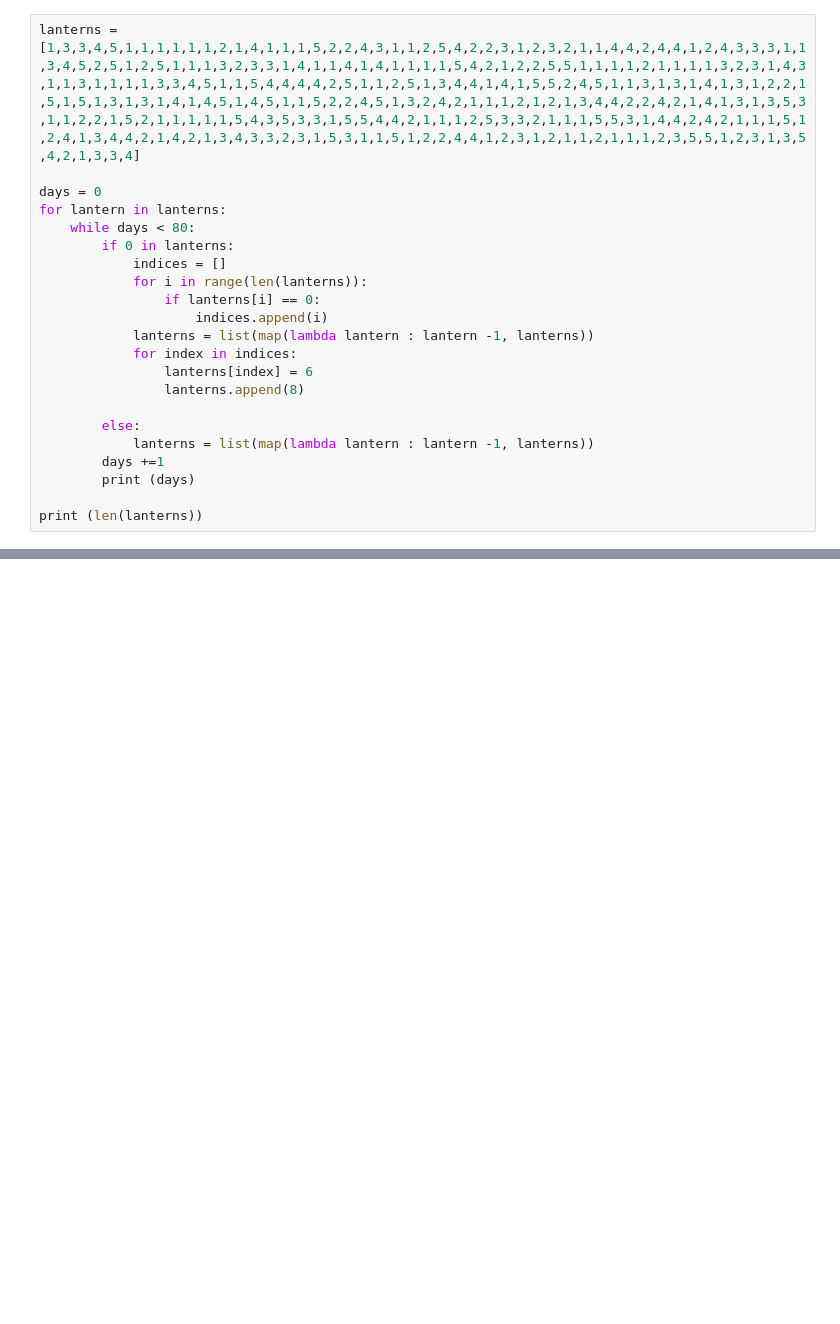
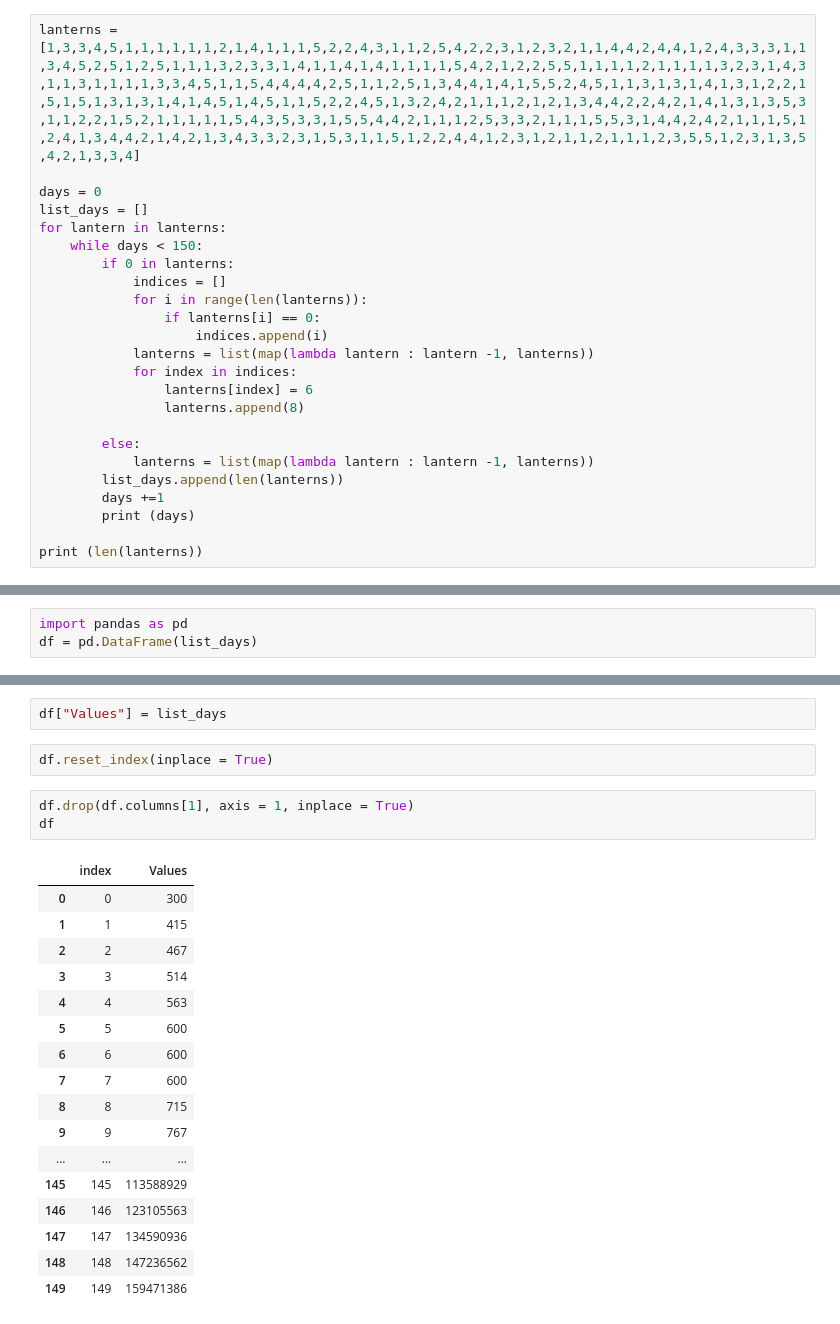
Before and after one commit to juliannehiew/Project-2, a Jupyter notebook: Project 2 With Value tracking.ipynb, the cells around one changed output, grey strips where cells are left out. Drawn from its saved outputs; the diff is of its cells as text; blank space fills up the shorter version.

```diff
--- a/Project 2 With Value tracking.ipynb
+++ b/Project 2 With Value tracking.ipynb
@@ -2,8 +2,9 @@
 lanterns = [1,3,3,4,5,1,1,1,1,1,1,2,1,4,1,1,1,5,2,2,4,3,1,1,2,5,4,2,2,3,1,2,3,2,1,1,4,4,2,4,4,1,2,4,3,3,3,1,1,3,4,5,2,5,1,2,5,1,1,1,3,2,3,3,1,4,1,1,4,1,4,1,1,1,1,5,4,2,1,2,2,5,5,1,1,1,1,2,1,1,1,1,3,2,3,1,4,3,1,1,3,1,1,1,1,3,3,4,5,1,1,5,4,4,4,4,2,5,1,1,2,5,1,3,4,4,1,4,1,5,5,2,4,5,1,1,3,1,3,1,4,1,3,1,2,2,1,5,1,5,1,3,1,3,1,4,1,4,5,1,4,5,1,1,5,2,2,4,5,1,3,2,4,2,1,1,1,2,1,2,1,3,4,4,2,2,4,2,1,4,1,3,1,3,5,3,1,1,2,2,1,5,2,1,1,1,1,1,5,4,3,5,3,3,1,5,5,4,4,2,1,1,1,2,5,3,3,2,1,1,1,5,5,3,1,4,4,2,4,2,1,1,1,5,1,2,4,1,3,4,4,2,1,4,2,1,3,4,3,3,2,3,1,5,3,1,1,5,1,2,2,4,4,1,2,3,1,2,1,1,2,1,1,1,2,3,5,5,1,2,3,1,3,5,4,2,1,3,3,4]
 
 days = 0
+list_days = []
 for lantern in lanterns:
-    while days < 80:
+    while days < 150:
         if 0 in lanterns:
             indices = []
             for i in range(len(lanterns)):
@@ -16,6 +17,7 @@ for lantern in lanterns:
 
         else:
             lanterns = list(map(lambda lantern : lantern -1, lanterns))
+        list_days.append(len(lanterns))
         days +=1
         print (days)
 
@@ -49,0 +151,3 @@ print (count_0 + count_1 + count_2 + count_3 + count_4 + count_5 + count_6 + cou
+# %%
+import pandas as pd
+df = pd.DataFrame(list_days)
@@ -49,0 +175,25 @@ print (count_0 + count_1 + count_2 + count_3 + count_4 + count_5 + count_6 + cou
+# %%
+df["Values"] = list_days
+# %%
+df.reset_index(inplace = True)
+# %%
+df.drop(df.columns[1], axis = 1, inplace = True)
+df
+# %% [output]
+|  | index | Values |
+| 0 | 0 | 300 |
+| 1 | 1 | 415 |
+| 2 | 2 | 467 |
+| 3 | 3 | 514 |
+| 4 | 4 | 563 |
+| 5 | 5 | 600 |
+| 6 | 6 | 600 |
+| 7 | 7 | 600 |
+| 8 | 8 | 715 |
+| 9 | 9 | 767 |
+| ... | ... | ... |
+| 145 | 145 | 113588929 |
+| 146 | 146 | 123105563 |
+| 147 | 147 | 134590936 |
+| 148 | 148 | 147236562 |
+| 149 | 149 | 159471386 |
```
Also changed, not shown: parts of 7 cells of this notebook.
